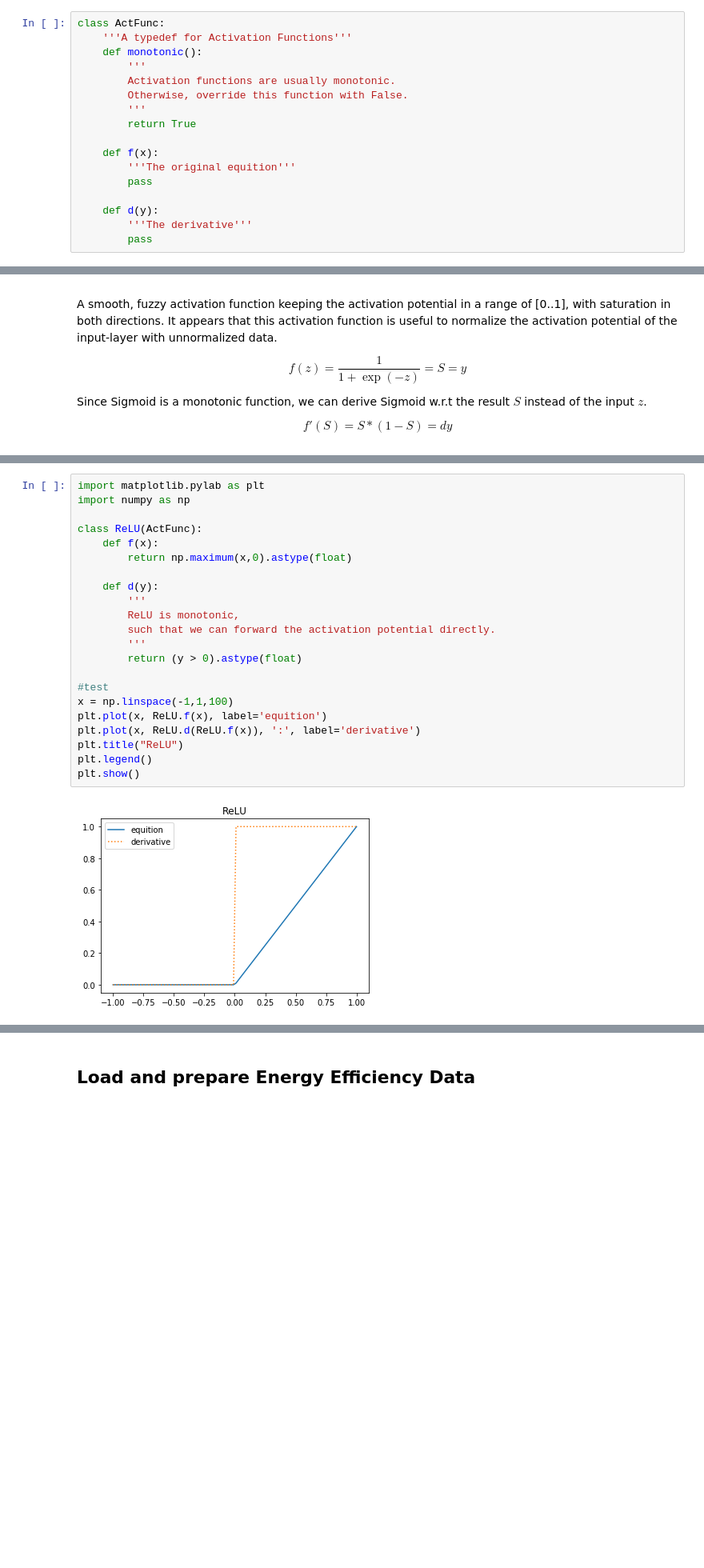
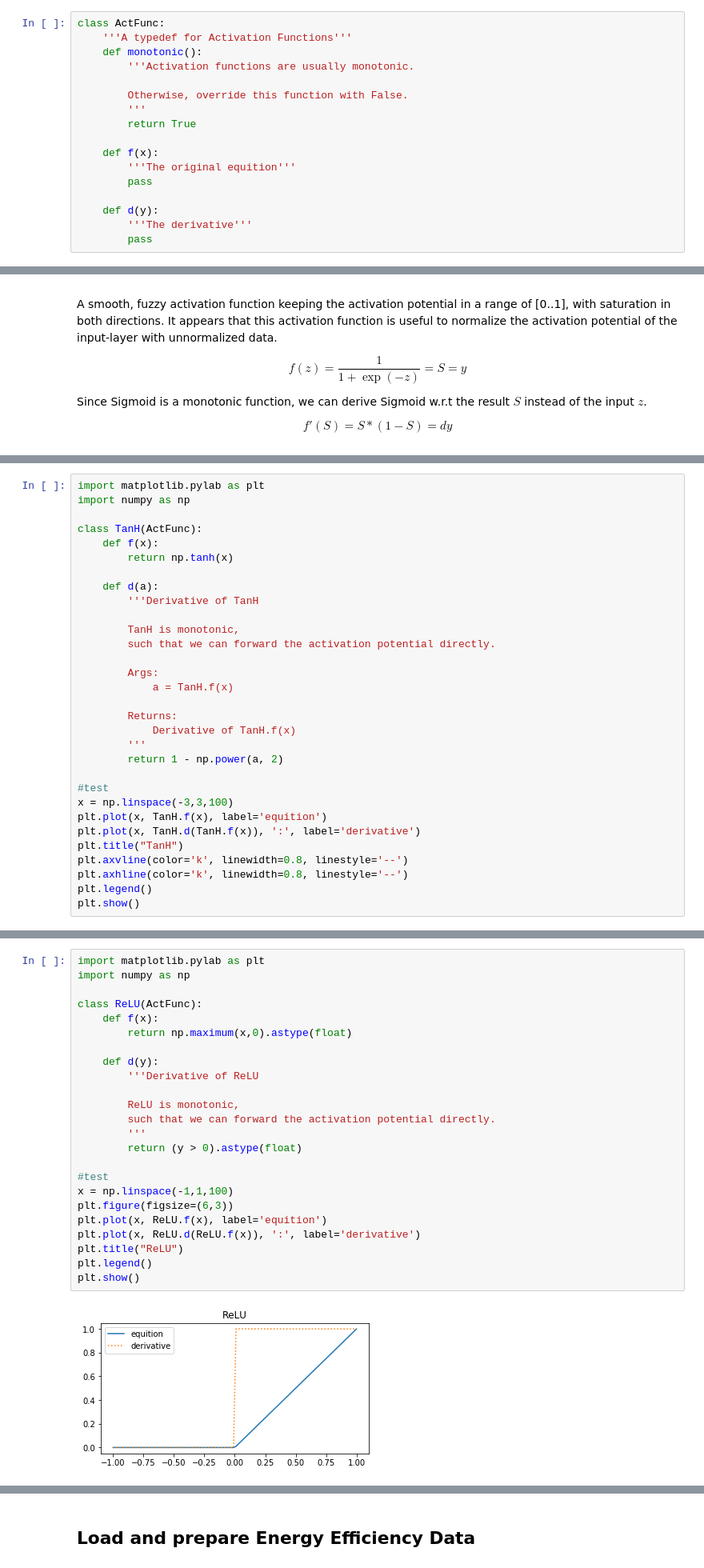
Before and after one commit to bugerry87/fcnn_scratch, a Jupyter notebook: NeuralNetwork.ipynb, the cells around one changed output, grey strips where cells are left out. Shown at 80% size. Drawn from its saved outputs; the diff is of its cells as text; blank space fills up the shorter version.

```diff
--- a/NeuralNetwork.ipynb
+++ b/NeuralNetwork.ipynb
@@ -280,8 +280,8 @@ such that we could descripe an activation function as a static class with $f(x)$
 class ActFunc:
     '''A typedef for Activation Functions'''
     def monotonic():
-        '''
-        Activation functions are usually monotonic.
+        '''Activation functions are usually monotonic.
+
         Otherwise, override this function with False.
         '''
         return True
@@ -347,0 +374,31 @@ plt.show()
+# %%
+import matplotlib.pylab as plt
+import numpy as np
+
+class TanH(ActFunc):
+    def f(x):
+        return np.tanh(x)
+
+    def d(a):
+        '''Derivative of TanH
+
+        TanH is monotonic,
+        such that we can forward the activation potential directly.
+
+        Args:
+            a = TanH.f(x)
+
+        Returns:
+            Derivative of TanH.f(x)
+        '''
+        return 1 - np.power(a, 2)
+
+#test
+x = np.linspace(-3,3,100)
+plt.plot(x, TanH.f(x), label='equition')
+plt.plot(x, TanH.d(TanH.f(x)), ':', label='derivative')
+plt.title("TanH")
+plt.axvline(color='k', linewidth=0.8, linestyle='--')
+plt.axhline(color='k', linewidth=0.8, linestyle='--')
+plt.legend()
+plt.show()
@@ -373,27 +432,29 @@ $$
 # %%
 import matplotlib.pylab as plt
 import numpy as np
 
 class ReLU(ActFunc):
     def f(x):
         return np.maximum(x,0).astype(float)
 
     def d(y):
-        '''
+        '''Derivative of ReLU
+
         ReLU is monotonic,
         such that we can forward the activation potential directly.
         '''
         return (y > 0).astype(float)
 
 #test
 x = np.linspace(-1,1,100)
+plt.figure(figsize=(6,3))
 plt.plot(x, ReLU.f(x), label='equition')
 plt.plot(x, ReLU.d(ReLU.f(x)), ':', label='derivative')
 plt.title("ReLU")
 plt.legend()
 plt.show()
 # %% [output]
-[figure, old version]
+[figure, new version]
 # %% [markdown]
 ### Identity
 
```
Also changed, not shown: parts of 29 cells of this notebook.
